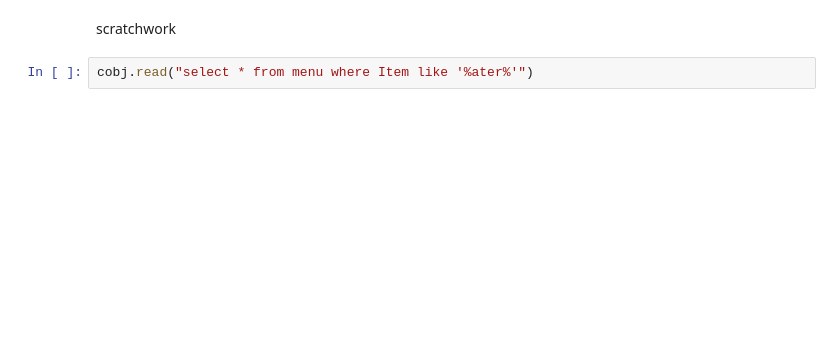
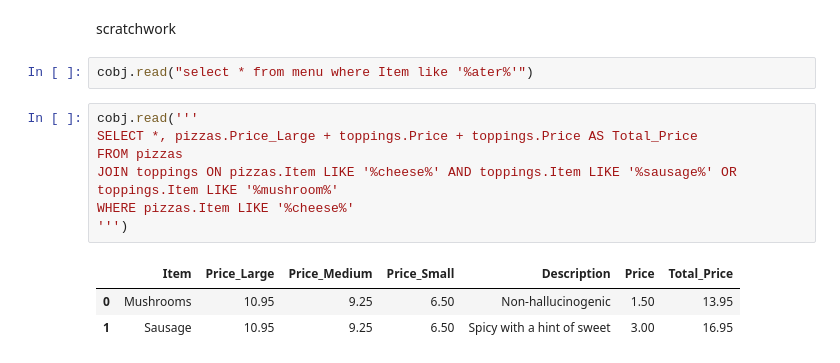
Before and after one commit to tweinzirl/chatGPT_practice, a Jupyter notebook: blog2/db_query.ipynb, the cells around one changed output. Cells and saved outputs as stored; diff of their text form; blank space fills up the shorter version.

```diff
--- a/blog2/db_query.ipynb
+++ b/blog2/db_query.ipynb
@@ -267,3 +419,14 @@ db_chain.run("lease tell me how many sizes of bottled water \
 scratchwork
 # %%
 cobj.read("select * from menu where Item like '%ater%'")
+# %%
+cobj.read('''
+SELECT *, pizzas.Price_Large + toppings.Price + toppings.Price AS Total_Price
+FROM pizzas
+JOIN toppings ON pizzas.Item LIKE '%cheese%' AND toppings.Item LIKE '%sausage%' OR toppings.Item LIKE '%mushroom%'
+WHERE pizzas.Item LIKE '%cheese%'
+''')
+# %% [output]
+|  | Item | Price_Large | Price_Medium | Price_Small | Description | Price | Total_Price |
+| 0 | Mushrooms | 10.95 | 9.25 | 6.50 | Non-hallucinogenic | 1.50 | 13.95 |
+| 1 | Sausage | 10.95 | 9.25 | 6.50 | Spicy with a hint of sweet | 3.00 | 16.95 |
```
Also changed, not shown: parts of 15 cells of this notebook, 2 other files.
